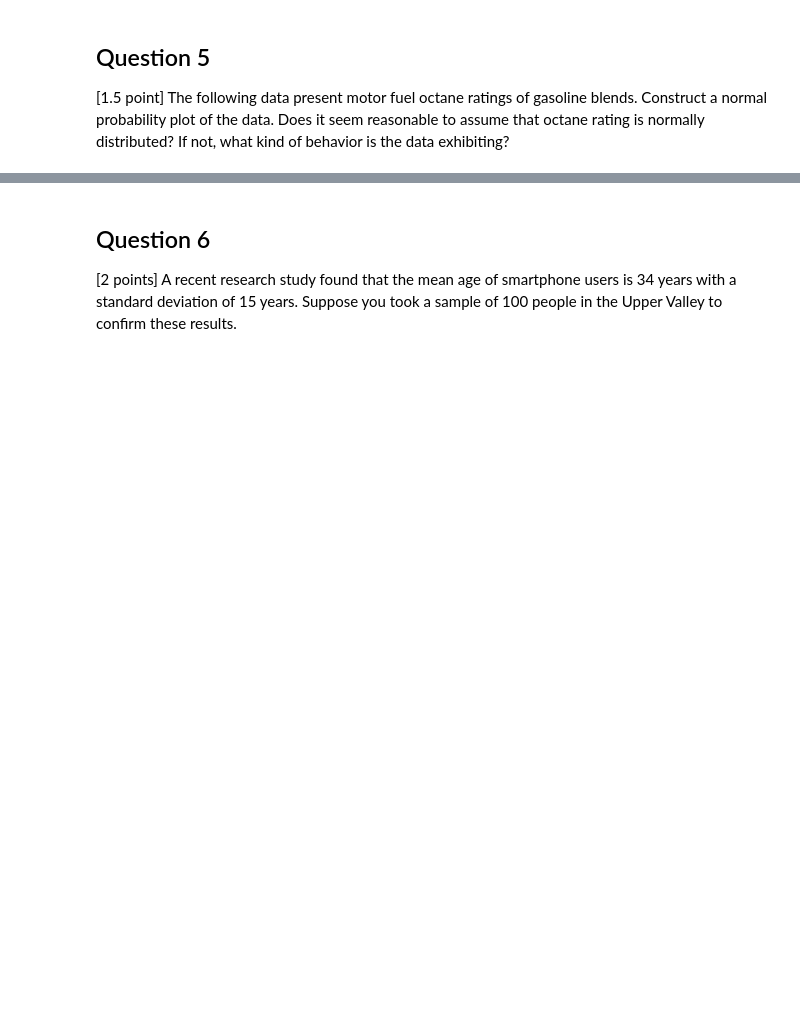
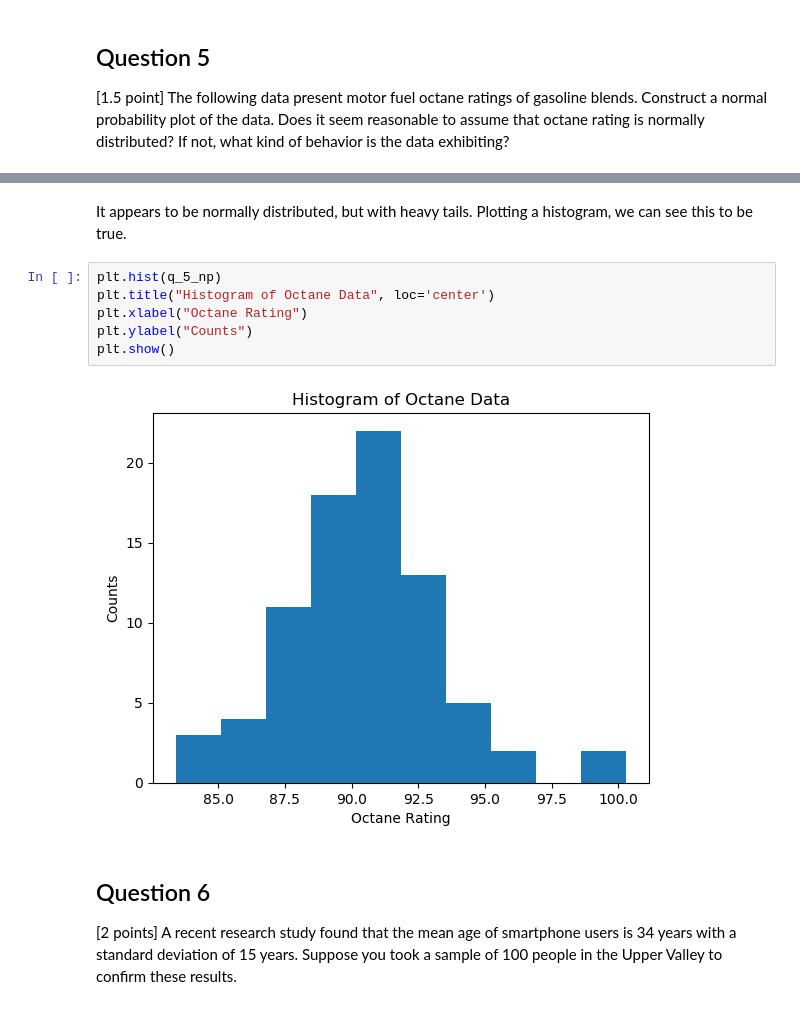
Before and after one commit to Camty1/engs93, a Jupyter notebook: hw2/hw2.ipynb, the cells around one changed output, grey strips where cells are left out. Saved outputs shown, nothing was run; the diff lists cells and outputs as text; blank space fills up the shorter version.

```diff
--- a/hw2/hw2.ipynb
+++ b/hw2/hw2.ipynb
@@ -237,3 +235,13 @@ It appears to be normally distributed, although slightly shifted to the left.
+# %% [markdown]
+It appears to be normally distributed, but with heavy tails.  Plotting a histogram, we can see this to be true.
+# %%
+plt.hist(q_5_np)
+plt.title("Histogram of Octane Data", loc='center')
+plt.xlabel("Octane Rating")
+plt.ylabel("Counts")
+plt.show()
+# %% [output]
+[figure, added]
 # %% [markdown]
 ## Question 6
 [2 points] A recent research study found that the mean age of smartphone users is 34 years with a standard deviation of 15 years. Suppose you took a sample of 100 people in the Upper Valley to confirm these results.
```
Also changed, not shown: parts of 13 cells of this notebook, 14 other files.
